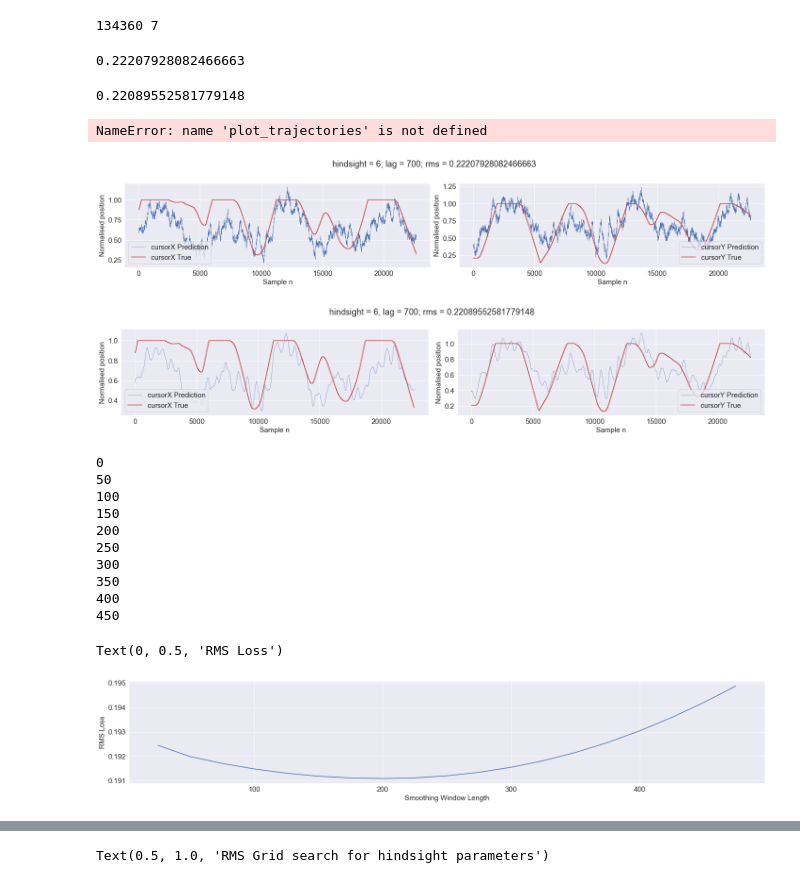
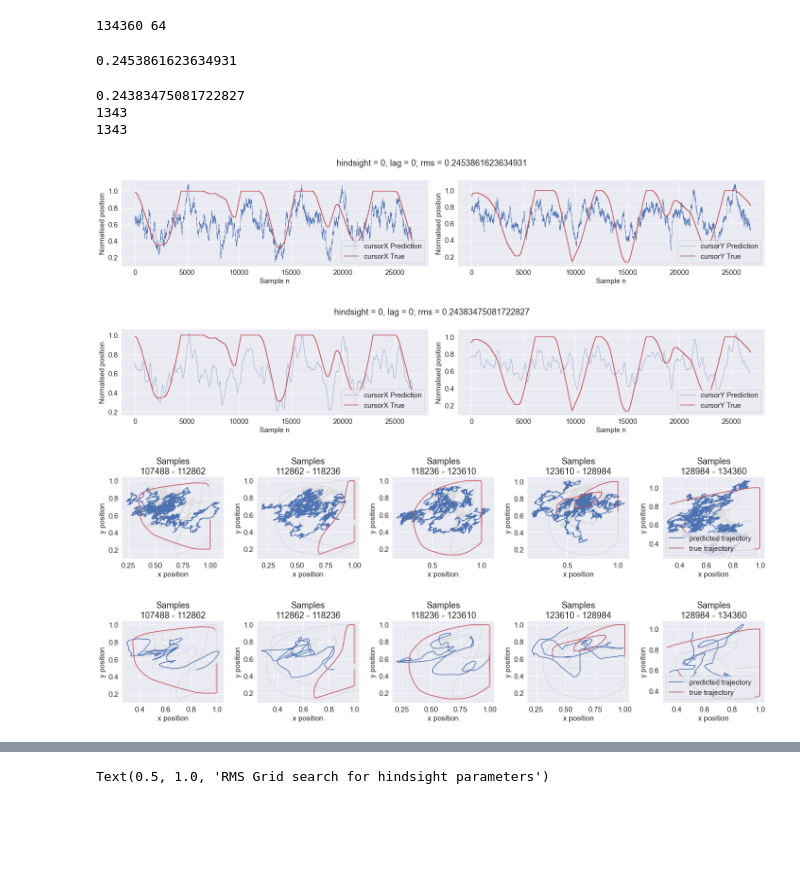
Before and after one commit to rnatarajan98/eCoG_Joystick_Analysis, a Jupyter notebook: GLM.ipynb, the cells around one changed output, grey strips where cells are left out. Drawn from its saved outputs; the diff is of its cells as text; code cells hidden in the pictures; blank space fills up the shorter version.

```diff
--- a/GLM.ipynb
+++ b/GLM.ipynb
@@ -63,13 +63,13 @@ V = dat['V']
 V_corr = dat['V'][:,corr_chan]
 if False: #Change to true to use only correlated channels
     V = V_corr
-nt, nchan = V_corr.shape
+nt, nchan = V.shape
 print(nt, nchan)
 
 cx = dat['cursorX'].flatten()
 cy = dat['cursorY'].flatten()
 # %% [output]
-134360 7
+134360 64
 # %%
 def normalise(signal):
     signal_norm = (signal - min(signal))/(max(signal) - min(signal))
@@ -112,7 +112,7 @@ def construct_matrices (_V, _cx, _cy, _h, _l):
     # Generate
     no_obs = len(indices)
     no_vars_rgand = 2    #Number of regressand variables (x and y)
-    no_vars_rgor = len(corr_chan) * (_h+1)
+    no_vars_rgor = nchan * (_h+1)
 
     regressand = np.zeros((no_obs, no_vars_rgand))
     regressor = np.zeros((no_obs, no_vars_rgor))
@@ -120,7 +120,7 @@ def construct_matrices (_V, _cx, _cy, _h, _l):
     for j, ind in enumerate(indices):
         regressand[j, 0] = _cx[ind]
         regressand[j, 1] = _cy[ind]
-        for i, chan in enumerate(corr_chan):
+        for i, chan in enumerate(range(no_vars_rgor)):
             for h in range(_h+1):
                 regressor[j, (_h+1)*i + h] = _V[ind - h*_l, i]
     return regressor, regressand
@@ -194,52 +194,25 @@ def smooth_prediction(signal, window):
     return out
 # %%
 #Generate and visualise response for arbitrary parameters
-h=6
-l=700
+h = 0
+l= 0
 truth, prediction = LR(V_train, cx_train, cy_train, V_test, cx_test, cy_test, h, l)
 LR_plot(prediction, truth, h, l)
 print(rms(truth, prediction))
 
 
 prediction_smoothed = smooth_prediction(prediction, 200)
 LR_plot(prediction_smoothed, truth, h, l)
 print(rms(truth, prediction_smoothed))
 
 plot_trajectories(truth, prediction, shadow=True)
 plot_trajectories(truth, prediction_smoothed, shadow=True)
 # %% [output]
-0.22207928082466663
+0.2453861623634931
-0.22089552581779148
+0.24383475081722827
+1343
+1343
-NameError: name 'plot_trajectories' is not defined
-[figure, old version]
+[figure, new version]
-[figure, old version]
+[figure, new version]
+[figure, added]
+[figure, added]
-# %%
-truth_train, prediction_train = LR(V_train, cx_train, cy_train, V_train, cx_train, cy_train, h, l)
-
-losses_smoothing = []
-windows = []
-for i in np.arange(0, 500, 25):
-    prediction_smoothed = smooth_prediction(prediction_train, i)
-    loss = rms(truth_train, prediction_smoothed)
-    losses_smoothing.append(loss)
-    windows.append(i)
-
-    if i%50==0:
-        print(i)
-
-plt.plot(windows, losses_smoothing)
-plt.xlabel('Smoothing Window Length')
-plt.ylabel('RMS Loss')
-# %% [output]
-0
-50
-100
-150
-200
-250
-300
-350
-400
-450
-Text(0, 0.5, 'RMS Loss')
-[figure, removed]
```
Also changed, not shown: parts of 9 cells of this notebook.
